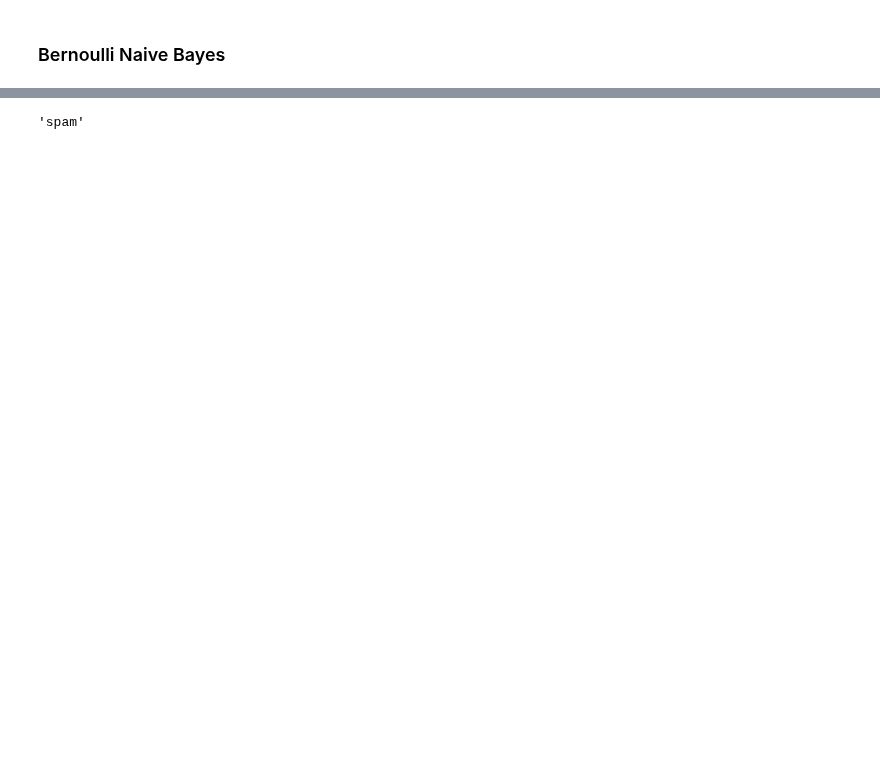
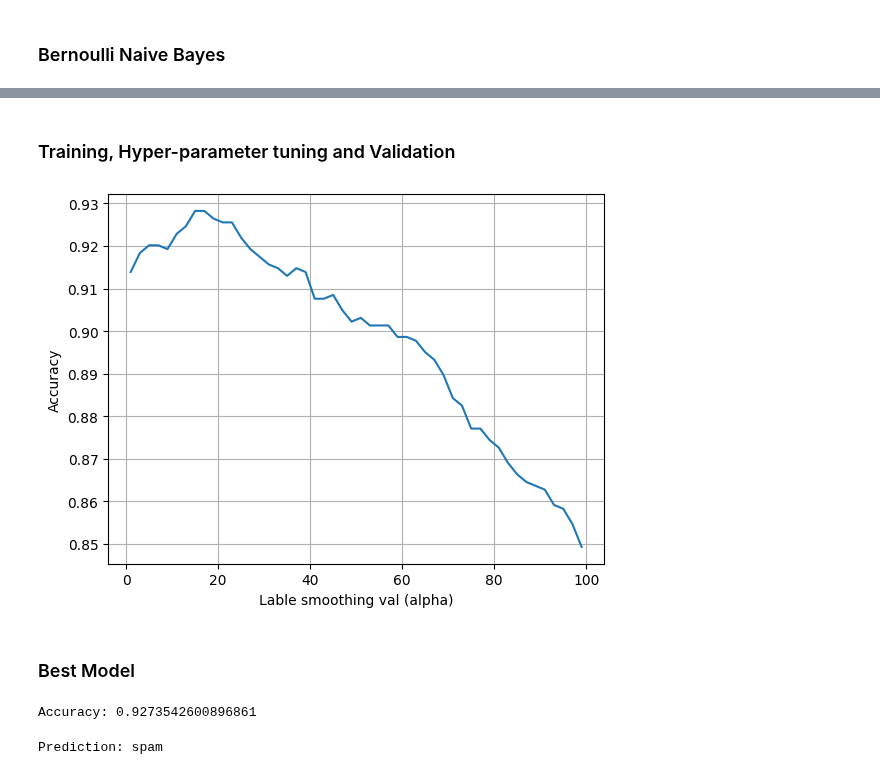
Before and after one commit to hrithickcodes/ml_from_scratch, a Jupyter notebook: notebooks/naive_bayes.ipynb, the cells around one changed output, grey strips where cells are left out. Cells and saved outputs as stored; diff of their text form; code cells hidden in the pictures; blank space fills up the shorter version.

```diff
--- a/notebooks/naive_bayes.ipynb
+++ b/notebooks/naive_bayes.ipynb
@@ -33,7 +20,7 @@ df.head(5)
 ### Bernoulli Naive Bayes
 # %%
 class BernoulliNB:
-    def __init__(self, num_classes, laplace_smoothing = 1.0, is_imbalance = True):
+    def __init__(self, num_classes, laplace_smoothing = 0.5, is_imbalance = True):
         self.num_classes = num_classes
         self.is_imbalance = is_imbalance
         self.laplace_smoothing = laplace_smoothing
@@ -69,18 +56,12 @@ class BernoulliNB:
 
         conditional_prob = {}
         for potential_label, total in self.labelCount.items():
+            # computing log probabilities for numerical stability
+            # log(a * b) = log(a) + log(b)
             log_prob = 1 if self.is_imbalance else math.log(self.labelCount[potential_label] / self.total_records)
             for token in X:
                 log_prob += (self.corpus[potential_label][token] + self.laplace_smoothing)/ \
                     (total + (self.num_classes * self.laplace_smoothing))
 
             conditional_prob[potential_label] =  log_prob
-
-        return max(conditional_prob, key=conditional_prob.get)
+        return max(conditional_prob, key=conditional_prob.get), conditional_prob
-# %%
-input_sentences = df.text.tolist()
-output_vars = df['class'].tolist()
-
-
-nb = BernoulliNB(num_classes = 2)
-nb.fit(input_sentences, output_vars)
@@ -107,4 +68,2 @@ nb.corpus
-# %%
-nb.predict("All items are free, to check out please add some cash in your cart")
-# %% [output]
-'spam'
+# %% [markdown]
+### Training, Hyper-parameter tuning and Validation
@@ -110,0 +74,25 @@ nb.predict("All items are free, to check out please add some cash in your cart")
+# %%
+X = df.v2.tolist()
+y = df['v1'].tolist()
+
+X_train, X_test, y_train, y_test = train_test_split(X, y, test_size=0.20, random_state=42, shuffle=False)
+# %%
+performances = []
+
+alpha = list(range(1, 100, 2))
+for val in alpha:
+    nb = BernoulliNB(num_classes = 2, laplace_smoothing = val, is_imbalance = False)
+    nb.fit(X_train, y_train)
+
+    predictions = [nb.predict(test)[0] for test in X_test]
+    perf = accuracy_score(y_test, predictions)
+    performances.append(perf)
+# %%
+plt.plot(list(range(1, 100, 2)), performances);
+plt.grid(True);
+plt.ylabel("Accuracy");
+plt.xlabel("Lable smoothing val (alpha)");
+# %% [output]
+[figure, added]
+# %% [markdown]
+### Best Model
@@ -110,0 +102,14 @@ nb.predict("All items are free, to check out please add some cash in your cart")
+# %%
+predictions = [main_nb.predict(test)[0] for test in X_test]
+perf = accuracy_score(y_test, predictions)
+print("Accuracy:", perf)
+# %% [output]
+Accuracy: 0.9273542600896861
+# %%
+message = """Welcome to UK-mobile-date this msg is FREE giving you free calling to 08719839835.
+            Future mgs billed at 150p daily. To cancel send \\go stop\\" to 89123"""
+
+label, _ = main_nb.predict(message)
+print("Prediction:", label)
+# %% [output]
+Prediction: spam
```
Also changed, not shown: parts of 6 cells of this notebook, 1 other file.
